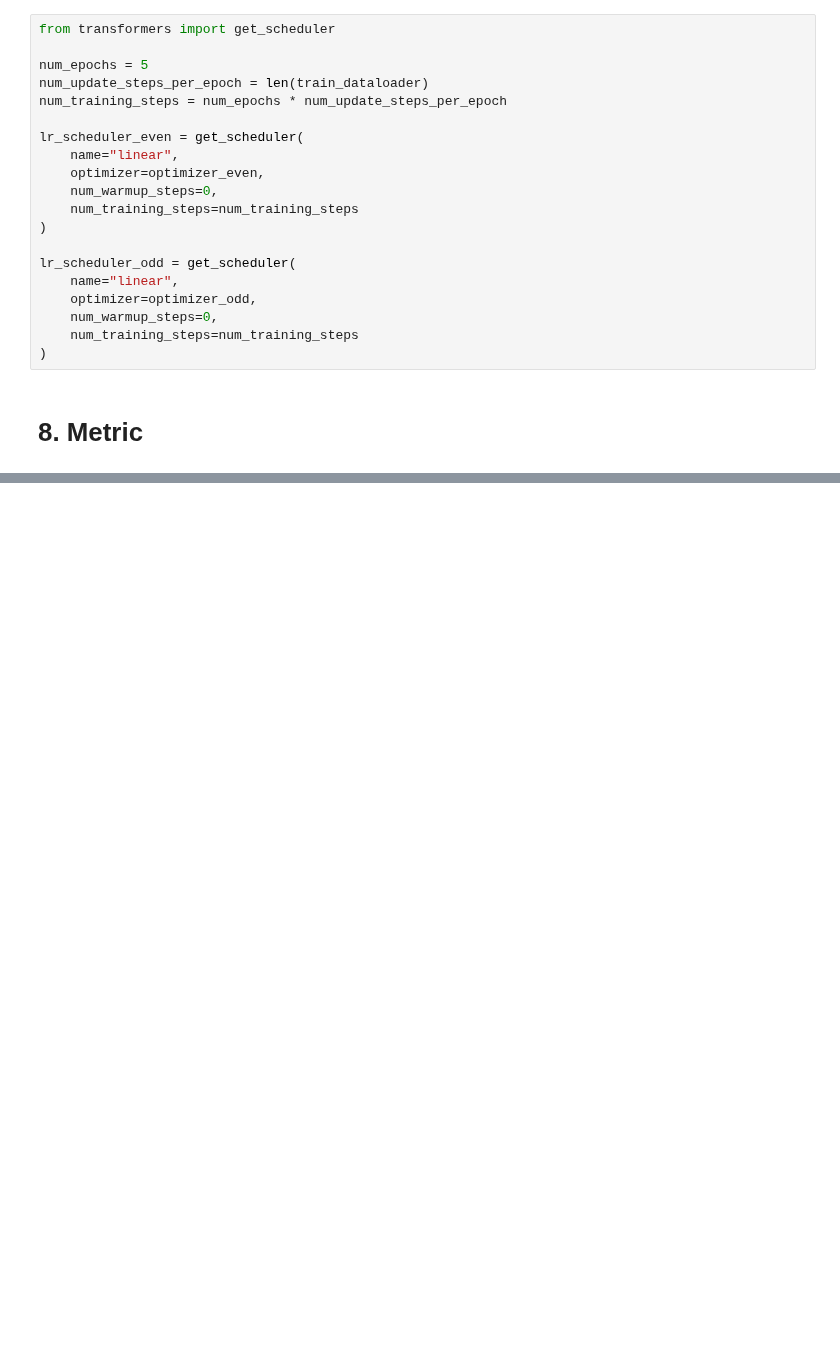
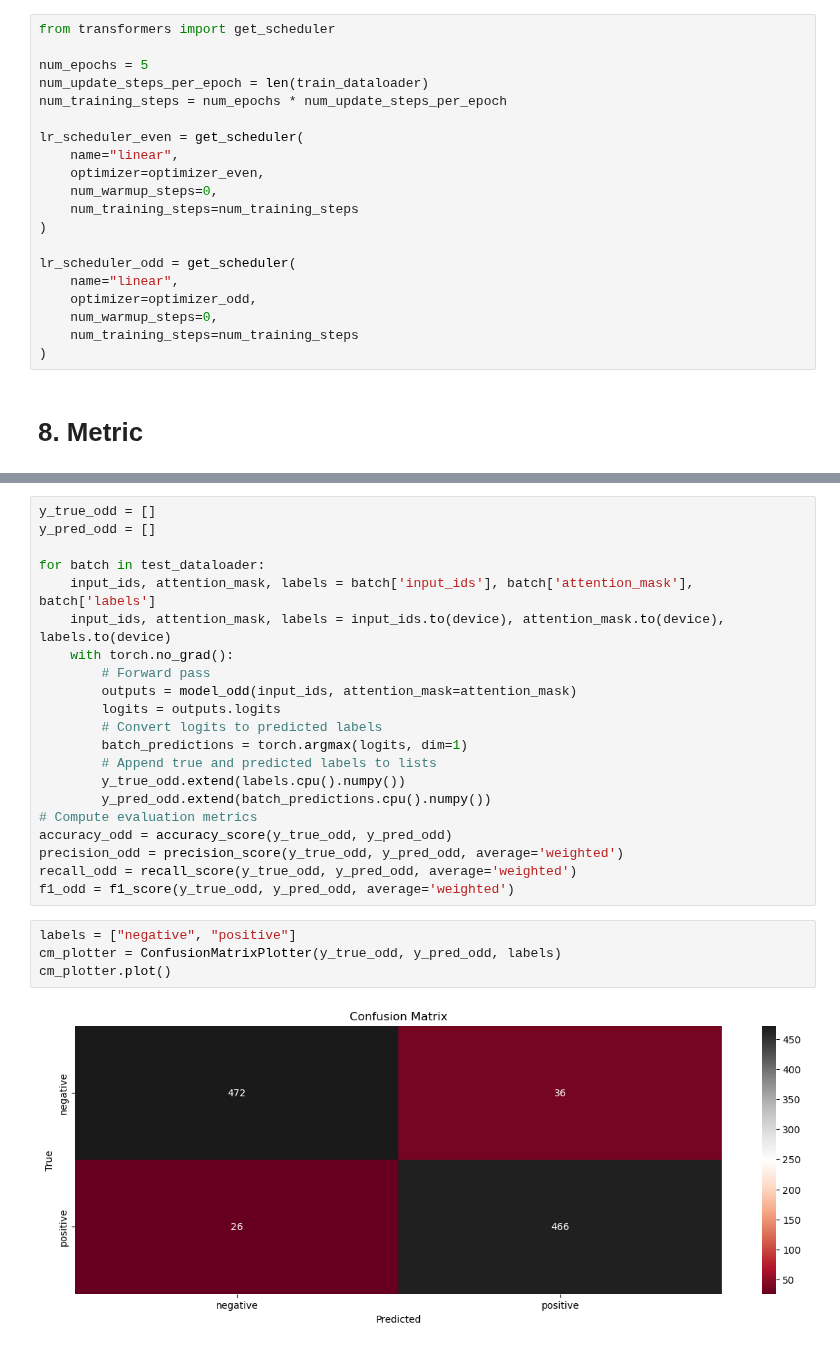
Before and after one commit to Bidhan-Bajracharya/NLP, a Jupyter notebook: A7/main.ipynb, the cells around one changed output, grey strips where cells are left out. Drawn from its saved outputs; the diff is of its cells as text; blank space fills up the shorter version.

```diff
--- a/A7/main.ipynb
+++ b/A7/main.ipynb
@@ -540,0 +858,27 @@ ModuleNotFoundError: No module named 'evaluate'
+# %%
+y_true_odd = []
+y_pred_odd = []
+
+for batch in test_dataloader:
+    input_ids, attention_mask, labels = batch['input_ids'], batch['attention_mask'], batch['labels']
+    input_ids, attention_mask, labels = input_ids.to(device), attention_mask.to(device), labels.to(device)
+    with torch.no_grad():
+        # Forward pass
+        outputs = model_odd(input_ids, attention_mask=attention_mask)
+        logits = outputs.logits
+        # Convert logits to predicted labels
+        batch_predictions = torch.argmax(logits, dim=1)
+        # Append true and predicted labels to lists
+        y_true_odd.extend(labels.cpu().numpy())
+        y_pred_odd.extend(batch_predictions.cpu().numpy())
+# Compute evaluation metrics
+accuracy_odd = accuracy_score(y_true_odd, y_pred_odd)
+precision_odd = precision_score(y_true_odd, y_pred_odd, average='weighted')
+recall_odd = recall_score(y_true_odd, y_pred_odd, average='weighted')
+f1_odd = f1_score(y_true_odd, y_pred_odd, average='weighted')
+# %%
+labels = ["negative", "positive"]
+cm_plotter = ConfusionMatrixPlotter(y_true_odd, y_pred_odd, labels)
+cm_plotter.plot()
+# %% [output]
+[figure, added]
```
Also changed, not shown: parts of 15 cells of this notebook.
